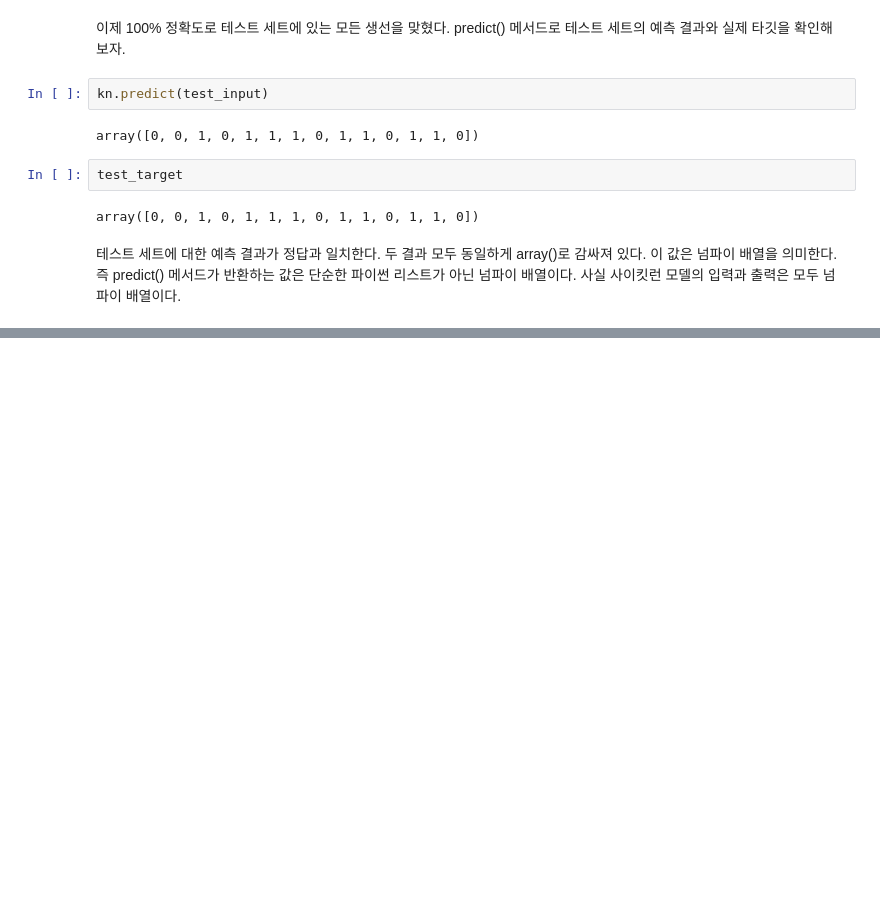
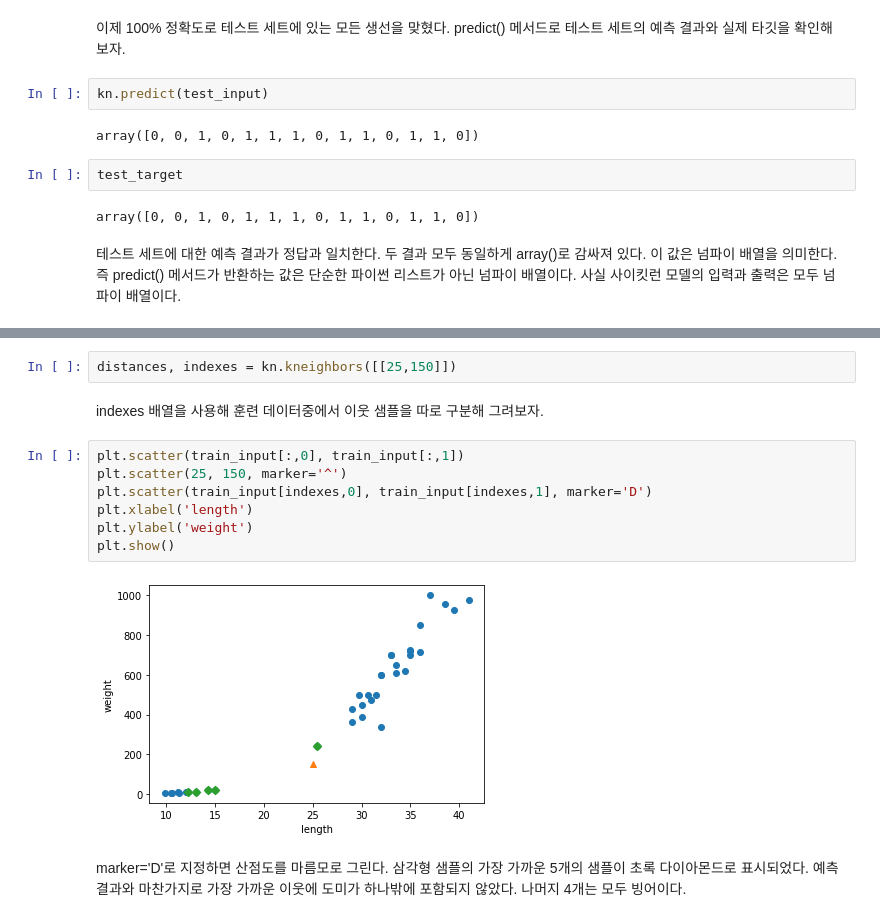
Before and after one commit to jaeyoon89/machinlearnig_deeplearning_study, a Jupyter notebook: mldl_ch2_data.ipynb, the cells around one changed output, grey strips where cells are left out. Cells and saved outputs as stored; diff of their text form; blank space fills up the shorter version.

```diff
--- a/mldl_ch2_data.ipynb
+++ b/mldl_ch2_data.ipynb
@@ -271,0 +337,15 @@ from sklearn.model_selection import train_test_split
+# %%
+distances, indexes = kn.kneighbors([[25,150]])
+# %% [markdown]
+indexes 배열을 사용해 훈련 데이터중에서 이웃 샘플을 따로 구분해 그려보자.
+# %%
+plt.scatter(train_input[:,0], train_input[:,1])
+plt.scatter(25, 150, marker='^')
+plt.scatter(train_input[indexes,0], train_input[indexes,1], marker='D')
+plt.xlabel('length')
+plt.ylabel('weight')
+plt.show()
+# %% [output]
+[figure, added]
+# %% [markdown]
+marker='D'로 지정하면 산점도를 마름모로 그린다. 삼각형 샘플의 가장 가까운 5개의 샘플이 초록 다이아몬드로 표시되었다. 예측 결과와 마찬가지로 가장 가까운 이웃에 도미가 하나밖에 포함되지 않았다. 나머지 4개는 모두 빙어이다.
```
Also changed, not shown: parts of 59 cells of this notebook.
